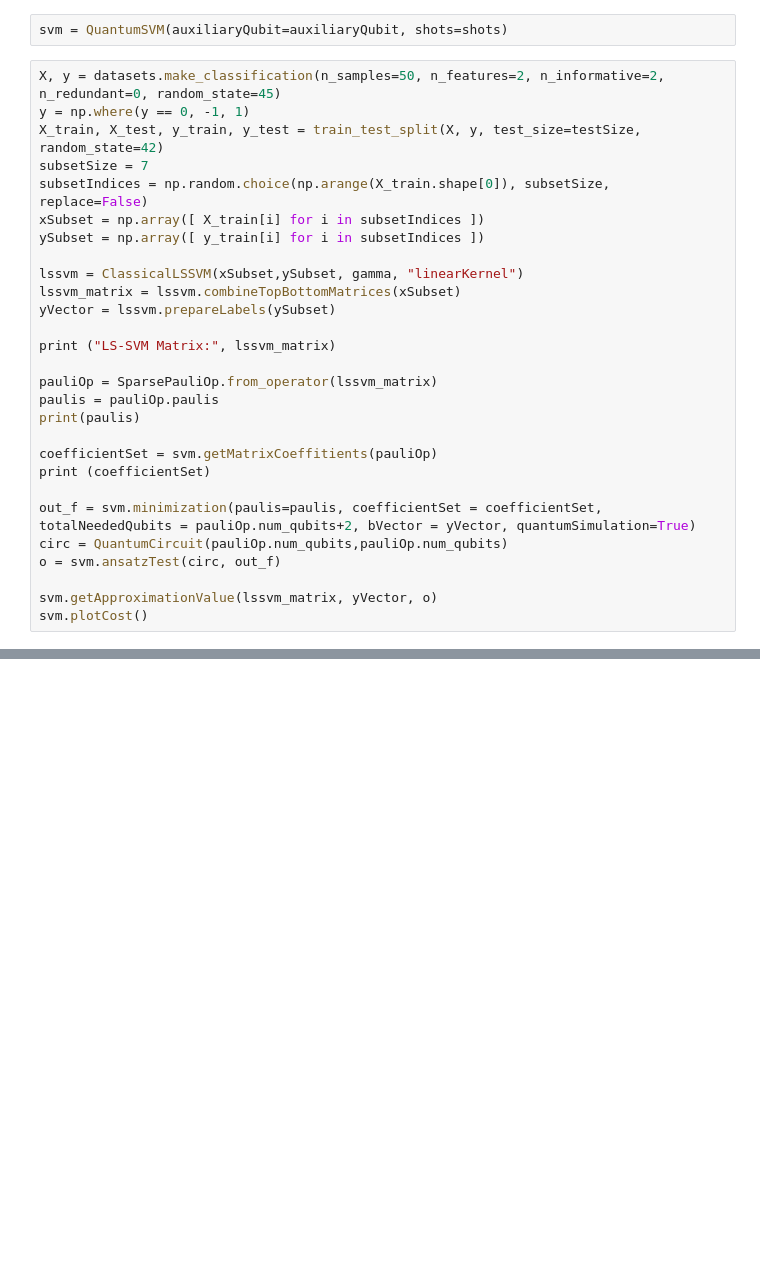
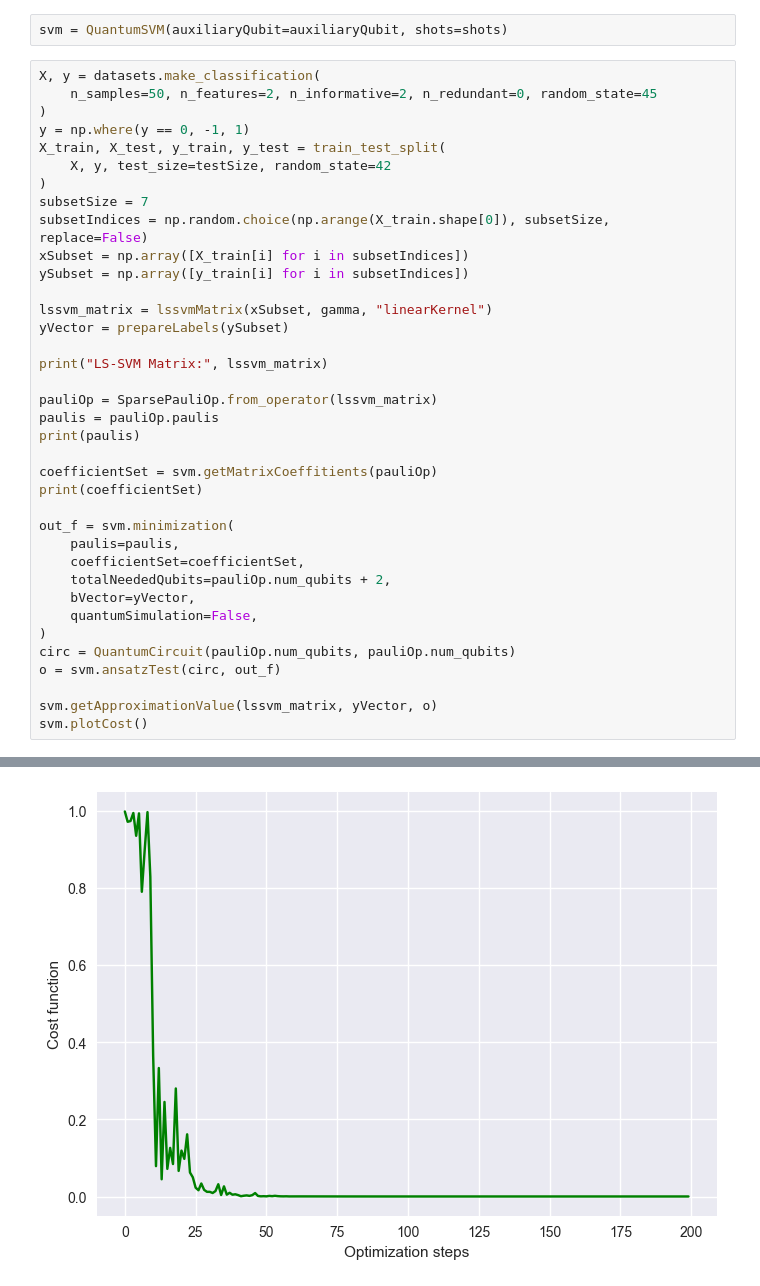
Before and after one commit to cezaris13/CourseWork, a Jupyter notebook: VQLS-QSVM-Implementation/VQLS-QSVM.ipynb, the cells around one changed output, grey strips where cells are left out. Drawn from its saved outputs; the diff is of its cells as text; blank space fills up the shorter version.

```diff
--- a/VQLS-QSVM-Implementation/VQLS-QSVM.ipynb
+++ b/VQLS-QSVM-Implementation/VQLS-QSVM.ipynb
@@ -14,30 +15,40 @@ testSize = 0.2
 # %%
 svm = QuantumSVM(auxiliaryQubit=auxiliaryQubit, shots=shots)
 # %%
-X, y = datasets.make_classification(n_samples=50, n_features=2, n_informative=2, n_redundant=0, random_state=45)
+X, y = datasets.make_classification(
+    n_samples=50, n_features=2, n_informative=2, n_redundant=0, random_state=45
+)
 y = np.where(y == 0, -1, 1)
-X_train, X_test, y_train, y_test = train_test_split(X, y, test_size=testSize, random_state=42)
+X_train, X_test, y_train, y_test = train_test_split(
+    X, y, test_size=testSize, random_state=42
+)
 subsetSize = 7
 subsetIndices = np.random.choice(np.arange(X_train.shape[0]), subsetSize, replace=False)
-xSubset = np.array([ X_train[i] for i in subsetIndices ])
-ySubset = np.array([ y_train[i] for i in subsetIndices ])
+xSubset = np.array([X_train[i] for i in subsetIndices])
+ySubset = np.array([y_train[i] for i in subsetIndices])
 
-lssvm = ClassicalLSSVM(xSubset,ySubset, gamma, "linearKernel")
-lssvm_matrix = lssvm.combineTopBottomMatrices(xSubset)
-yVector = lssvm.prepareLabels(ySubset)
+lssvm_matrix = lssvmMatrix(xSubset, gamma, "linearKernel")
+yVector = prepareLabels(ySubset)
 
-print ("LS-SVM Matrix:", lssvm_matrix)
+print("LS-SVM Matrix:", lssvm_matrix)
 
 pauliOp = SparsePauliOp.from_operator(lssvm_matrix)
 paulis = pauliOp.paulis
 print(paulis)
 
 coefficientSet = svm.getMatrixCoeffitients(pauliOp)
-print (coefficientSet)
+print(coefficientSet)
 
-out_f = svm.minimization(paulis=paulis, coefficientSet = coefficientSet, totalNeededQubits = pauliOp.num_qubits+2, bVector = yVector, quantumSimulation=True)
-circ = QuantumCircuit(pauliOp.num_qubits,pauliOp.num_qubits)
+out_f = svm.minimization(
+    paulis=paulis,
+    coefficientSet=coefficientSet,
+    totalNeededQubits=pauliOp.num_qubits + 2,
+    bVector=yVector,
+    quantumSimulation=False,
+)
+circ = QuantumCircuit(pauliOp.num_qubits, pauliOp.num_qubits)
 o = svm.ansatzTest(circ, out_f)
 
 svm.getApproximationValue(lssvm_matrix, yVector, o)
 svm.plotCost()
+# %% [output]
@@ -44 +72,2 @@ svm.plotCost()
+[figure, added]
 # %%
```
Also changed, not shown: parts of 4 cells of this notebook.
